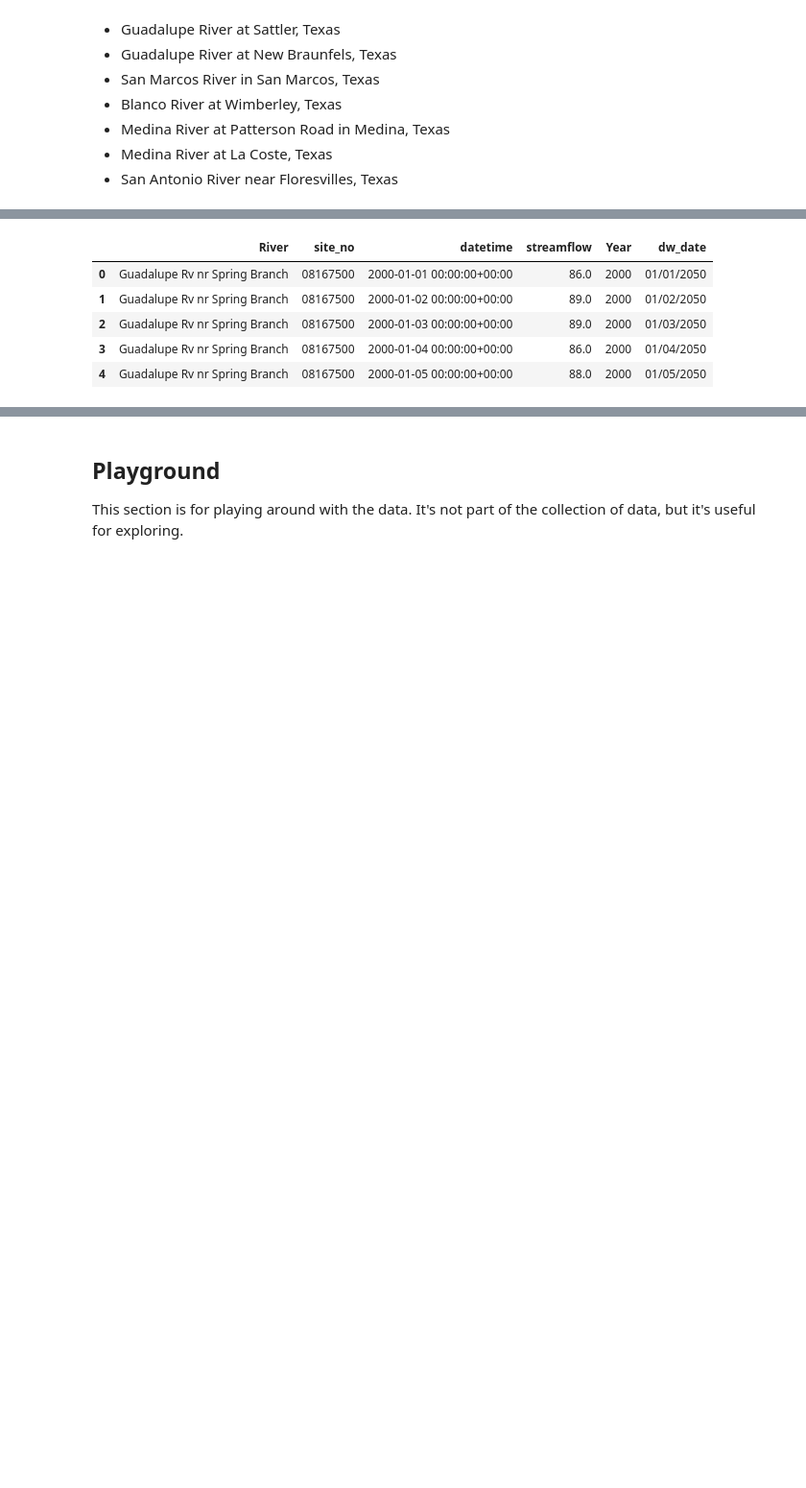
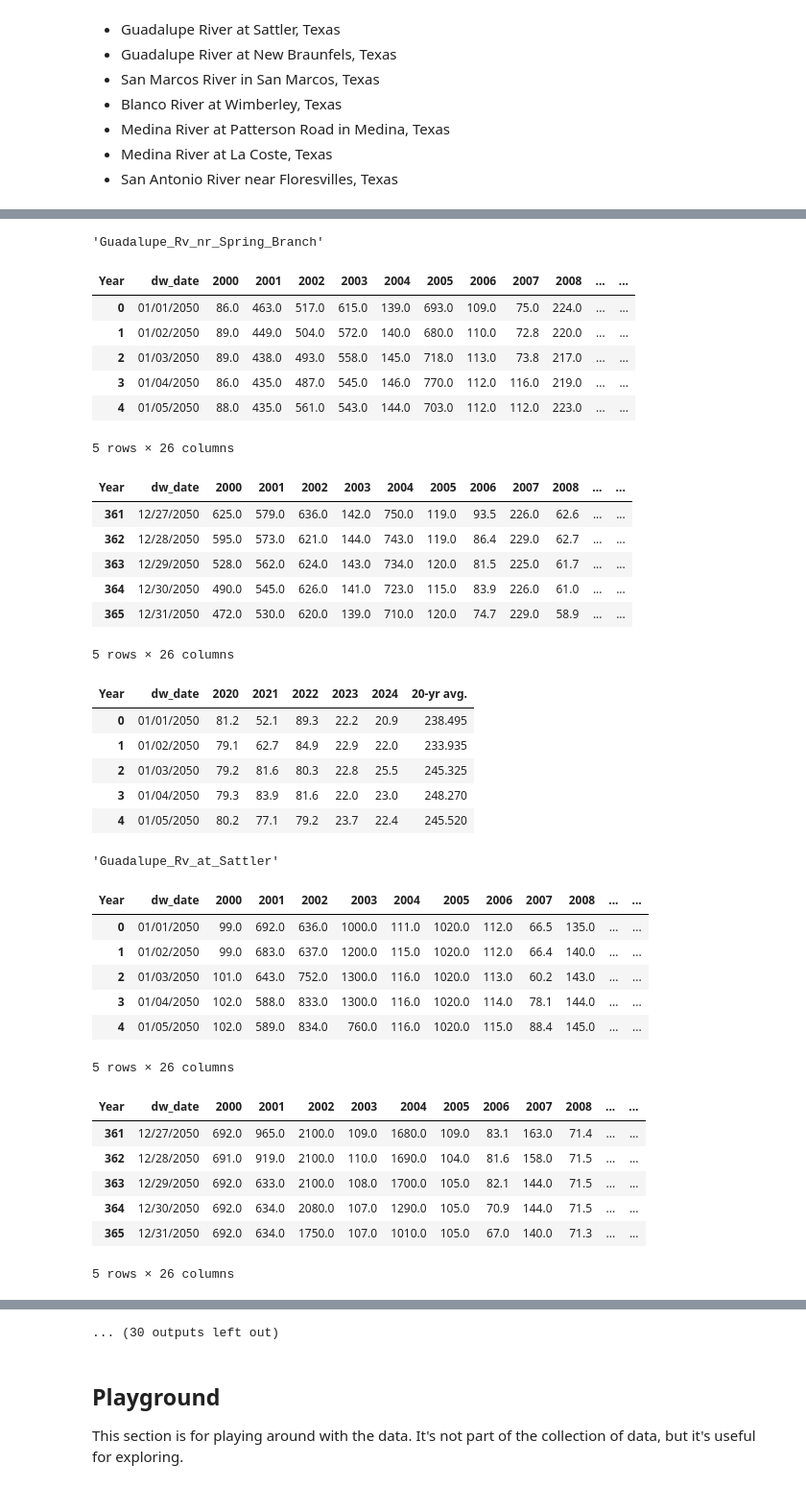
Before and after one commit to Houston-Chronicle/sa-water-levels, a Jupyter notebook: notebooks/collect-data.ipynb, the cells around one changed output, grey strips where cells are left out. Shown: that part at 96% size. Saved outputs shown, nothing was run; the diff lists cells and outputs as text; code cells hidden in the pictures; blank space fills up the shorter version.

```diff
--- a/notebooks/collect-data.ipynb
+++ b/notebooks/collect-data.ipynb
@@ -270,39 +383,80 @@ unified_rivers_df['Year'] = unified_rivers_df['datetime'].dt.year
 
 # Let's create a new column titled "dw_date" that duplicates the data found in the "date" column,
 #but replaces the year with 2050. We're doing all of this to make it easier for us to visualize
 #it in a Datawrapper line chart in the future. The 2050 year will not appear in the final product
 #and has no bearing on our analysis.
 unified_rivers_df['dw_date'] = unified_rivers_df['datetime'].dt.strftime('%m/%d') + '/2050'
 
 # Find the value in the "dw_date" column that is in the same row as the max value in the "date" column and print the first one out
 latest_date = unified_rivers_df[unified_rivers_df['datetime'] == unified_rivers_df['datetime'].max()]['dw_date'].iloc[0]
 
 # Let's filter the dataframe to only contain rows where the Year is greater than or equal to 2000
 unified_rivers_df = unified_rivers_df[unified_rivers_df['Year'] >= 2000]
 
-# Let's filter the dataframe to only include rows where the dw_date is between 2050-01-01 and 2050-03-20
-unified_rivers_df = unified_rivers_df[(unified_rivers_df['dw_date'] >= '01/01/2050') & (unified_rivers_df['dw_date'] <= latest_date)].reset_index(drop=True)
+# Let's filter the dataframe to only include rows where the dw_date is between 2050-01-01 and the latest date in the dataset
+#unified_rivers_df = unified_rivers_df[(unified_rivers_df['dw_date'] >= '01/01/2050') & (unified_rivers_df['dw_date'] <= latest_date)].reset_index(drop=True)
 
 # Break up the dataframe into separate csv files for each River
 for river in unified_rivers_df['River'].unique():
     river_df = unified_rivers_df[unified_rivers_df['River'] == river]
 
     # Pivot the dataframe so that each year is a column and dw_date is the index with the values
     # being the "streamflow" column. This is so that we can easily visualize it in a Datawrapper line chart.
     river_df = river_df.pivot(index='dw_date', columns='Year', values='streamflow').reset_index()
     # If a row has any missing values, drop it
     # river_df = river_df.dropna()
 
     # Replace spaces with underscores in the file name
     river = river.replace(' ', '_')
     river_df.to_csv(f'../output/rivers/{river}.csv', index=False)
+    display(river)
+    display(river_df.head())
+    display(river_df.tail())
+
+    # And we do the averages
+    loc_2019 = river_df.columns.get_loc(int('2019'))+1
+    river_df['20-yr avg.'] = river_df.iloc[:,1:loc_2019].mean(axis=1)
+    river_df_avg = river_df.drop(labels=list(river_df.iloc[:,1:loc_2019].columns),axis=1)
+
+    river_df_avg.to_csv(f'../output/aquifers/avg/{river}_data_avg.csv', index=False)
+    display(river_df_avg.head())
 
 # unified_rivers_df.to_csv('../output/rivers/river_data.csv')
-unified_rivers_df.head()
+# unified_rivers_df.head()
 # %% [output]
+'Guadalupe_Rv_nr_Spring_Branch'
-|  | River | site_no | datetime | streamflow | Year | dw_date |
-| 0 | Guadalupe Rv nr Spring Branch | 08167500 | 2000-01-01 00:00:00+00:00 | 86.0 | 2000 | 01/01/2050 |
-| 1 | Guadalupe Rv nr Spring Branch | 08167500 | 2000-01-02 00:00:00+00:00 | 89.0 | 2000 | 01/02/2050 |
-| 2 | Guadalupe Rv nr Spring Branch | 08167500 | 2000-01-03 00:00:00+00:00 | 89.0 | 2000 | 01/03/2050 |
-| 3 | Guadalupe Rv nr Spring Branch | 08167500 | 2000-01-04 00:00:00+00:00 | 86.0 | 2000 | 01/04/2050 |
-| 4 | Guadalupe Rv nr Spring Branch | 08167500 | 2000-01-05 00:00:00+00:00 | 88.0 | 2000 | 01/05/2050 |
+| Year | dw_date | 2000 | 2001 | 2002 | 2003 | 2004 | 2005 | 2006 | 2007 | 2008 | ... | ... |
+| 0 | 01/01/2050 | 86.0 | 463.0 | 517.0 | 615.0 | 139.0 | 693.0 | 109.0 | 75.0 | 224.0 | ... | ... |
+| 1 | 01/02/2050 | 89.0 | 449.0 | 504.0 | 572.0 | 140.0 | 680.0 | 110.0 | 72.8 | 220.0 | ... | ... |
+| 2 | 01/03/2050 | 89.0 | 438.0 | 493.0 | 558.0 | 145.0 | 718.0 | 113.0 | 73.8 | 217.0 | ... | ... |
+| 3 | 01/04/2050 | 86.0 | 435.0 | 487.0 | 545.0 | 146.0 | 770.0 | 112.0 | 116.0 | 219.0 | ... | ... |
+| 4 | 01/05/2050 | 88.0 | 435.0 | 561.0 | 543.0 | 144.0 | 703.0 | 112.0 | 112.0 | 223.0 | ... | ... |
+5 rows × 26 columns
+| Year | dw_date | 2000 | 2001 | 2002 | 2003 | 2004 | 2005 | 2006 | 2007 | 2008 | ... | ... |
+| 361 | 12/27/2050 | 625.0 | 579.0 | 636.0 | 142.0 | 750.0 | 119.0 | 93.5 | 226.0 | 62.6 | ... | ... |
+| 362 | 12/28/2050 | 595.0 | 573.0 | 621.0 | 144.0 | 743.0 | 119.0 | 86.4 | 229.0 | 62.7 | ... | ... |
+| 363 | 12/29/2050 | 528.0 | 562.0 | 624.0 | 143.0 | 734.0 | 120.0 | 81.5 | 225.0 | 61.7 | ... | ... |
+| 364 | 12/30/2050 | 490.0 | 545.0 | 626.0 | 141.0 | 723.0 | 115.0 | 83.9 | 226.0 | 61.0 | ... | ... |
+| 365 | 12/31/2050 | 472.0 | 530.0 | 620.0 | 139.0 | 710.0 | 120.0 | 74.7 | 229.0 | 58.9 | ... | ... |
+5 rows × 26 columns
+| Year | dw_date | 2020 | 2021 | 2022 | 2023 | 2024 | 20-yr avg. |
+| 0 | 01/01/2050 | 81.2 | 52.1 | 89.3 | 22.2 | 20.9 | 238.495 |
+| 1 | 01/02/2050 | 79.1 | 62.7 | 84.9 | 22.9 | 22.0 | 233.935 |
+| 2 | 01/03/2050 | 79.2 | 81.6 | 80.3 | 22.8 | 25.5 | 245.325 |
+| 3 | 01/04/2050 | 79.3 | 83.9 | 81.6 | 22.0 | 23.0 | 248.270 |
+| 4 | 01/05/2050 | 80.2 | 77.1 | 79.2 | 23.7 | 22.4 | 245.520 |
+'Guadalupe_Rv_at_Sattler'
+| Year | dw_date | 2000 | 2001 | 2002 | 2003 | 2004 | 2005 | 2006 | 2007 | 2008 | ... | ... |
+| 0 | 01/01/2050 | 99.0 | 692.0 | 636.0 | 1000.0 | 111.0 | 1020.0 | 112.0 | 66.5 | 135.0 | ... | ... |
+| 1 | 01/02/2050 | 99.0 | 683.0 | 637.0 | 1200.0 | 115.0 | 1020.0 | 112.0 | 66.4 | 140.0 | ... | ... |
+| 2 | 01/03/2050 | 101.0 | 643.0 | 752.0 | 1300.0 | 116.0 | 1020.0 | 113.0 | 60.2 | 143.0 | ... | ... |
+| 3 | 01/04/2050 | 102.0 | 588.0 | 833.0 | 1300.0 | 116.0 | 1020.0 | 114.0 | 78.1 | 144.0 | ... | ... |
+| 4 | 01/05/2050 | 102.0 | 589.0 | 834.0 | 760.0 | 116.0 | 1020.0 | 115.0 | 88.4 | 145.0 | ... | ... |
+5 rows × 26 columns
+| Year | dw_date | 2000 | 2001 | 2002 | 2003 | 2004 | 2005 | 2006 | 2007 | 2008 | ... | ... |
+| 361 | 12/27/2050 | 692.0 | 965.0 | 2100.0 | 109.0 | 1680.0 | 109.0 | 83.1 | 163.0 | 71.4 | ... | ... |
+| 362 | 12/28/2050 | 691.0 | 919.0 | 2100.0 | 110.0 | 1690.0 | 104.0 | 81.6 | 158.0 | 71.5 | ... | ... |
+| 363 | 12/29/2050 | 692.0 | 633.0 | 2100.0 | 108.0 | 1700.0 | 105.0 | 82.1 | 144.0 | 71.5 | ... | ... |
+| 364 | 12/30/2050 | 692.0 | 634.0 | 2080.0 | 107.0 | 1290.0 | 105.0 | 70.9 | 144.0 | 71.5 | ... | ... |
+| 365 | 12/31/2050 | 692.0 | 634.0 | 1750.0 | 107.0 | 1010.0 | 105.0 | 67.0 | 140.0 | 71.3 | ... | ... |
+5 rows × 26 columns
@@ -309,3 +469,4 @@ unified_rivers_df.head()
+... (30 outputs left out)
 # %% [markdown]
 ## Playground
 
```
Also changed, not shown: parts of 13 cells of this notebook, 25 other files.
